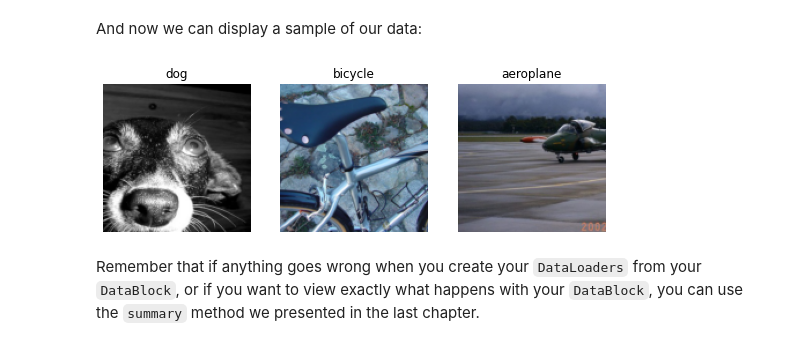
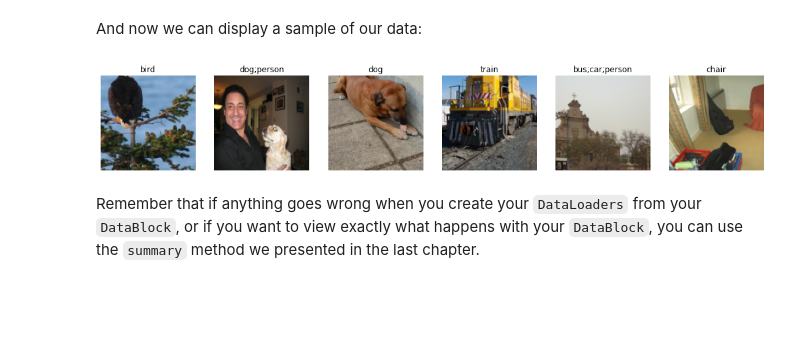
Before and after one commit to vtecftwy/fastbook, a Jupyter notebook: 06_multicat.ipynb, the cells around one changed output. Cells and saved outputs as stored; diff of their text form; code cells hidden in the pictures; blank space fills up the shorter version.

```diff
--- a/06_multicat.ipynb
+++ b/06_multicat.ipynb
@@ -258,9 +257,9 @@ dls = dblock.dataloaders(df)
 # %% [markdown]
 And now we can display a sample of our data:
 # %%
-dls.show_batch(nrows=1, ncols=3)
+dls.show_batch(nrows=1, ncols=6)
 # %% [output]
-[figure, old version]
+[figure, new version]
 # %% [markdown]
 Remember that if anything goes wrong when you create your `DataLoaders` from your `DataBlock`, or if you want to view exactly what happens with your `DataBlock`, you can use the `summary` method we presented in the last chapter.
 # %% [markdown]
```
Also changed, not shown: parts of 22 cells of this notebook.
